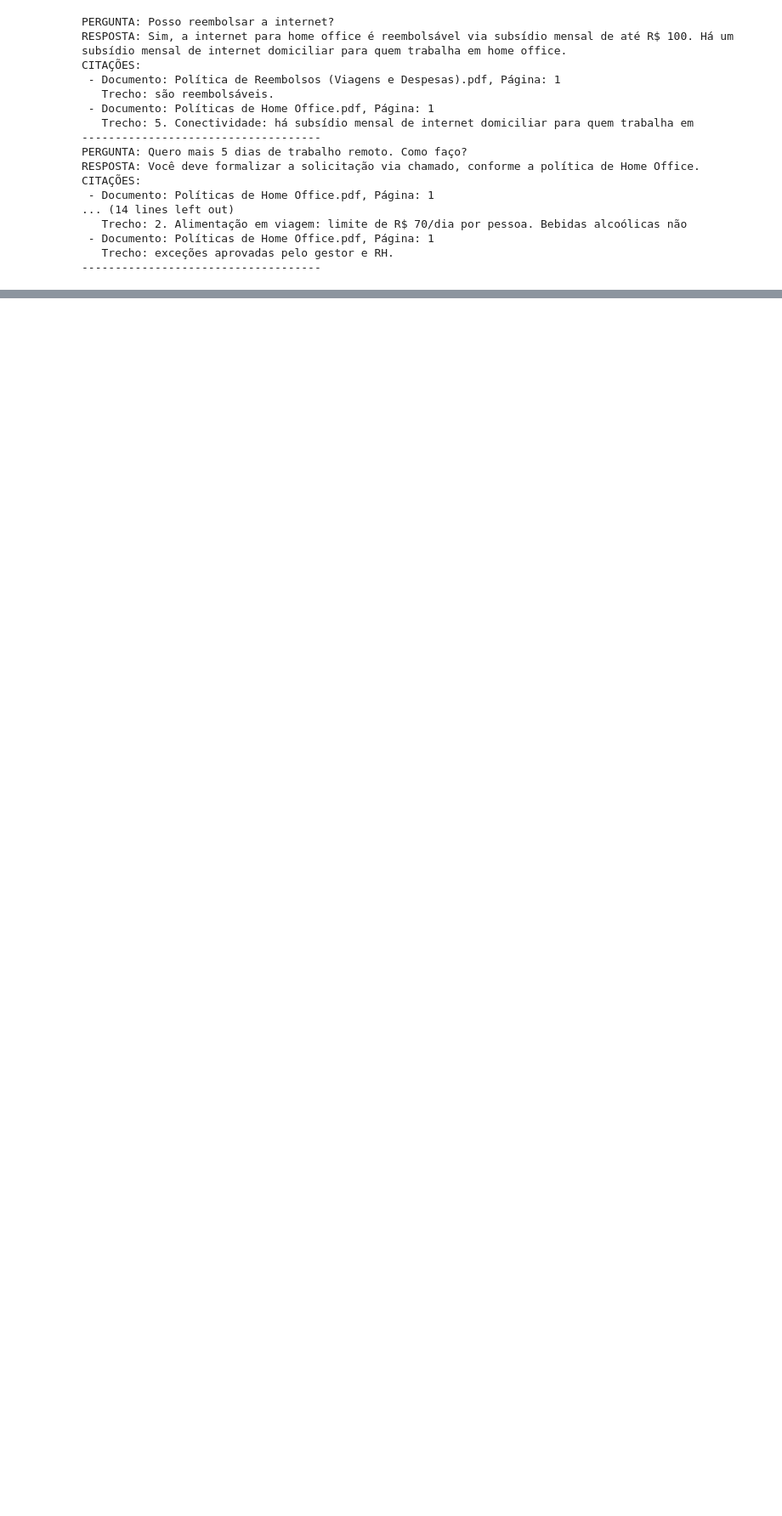
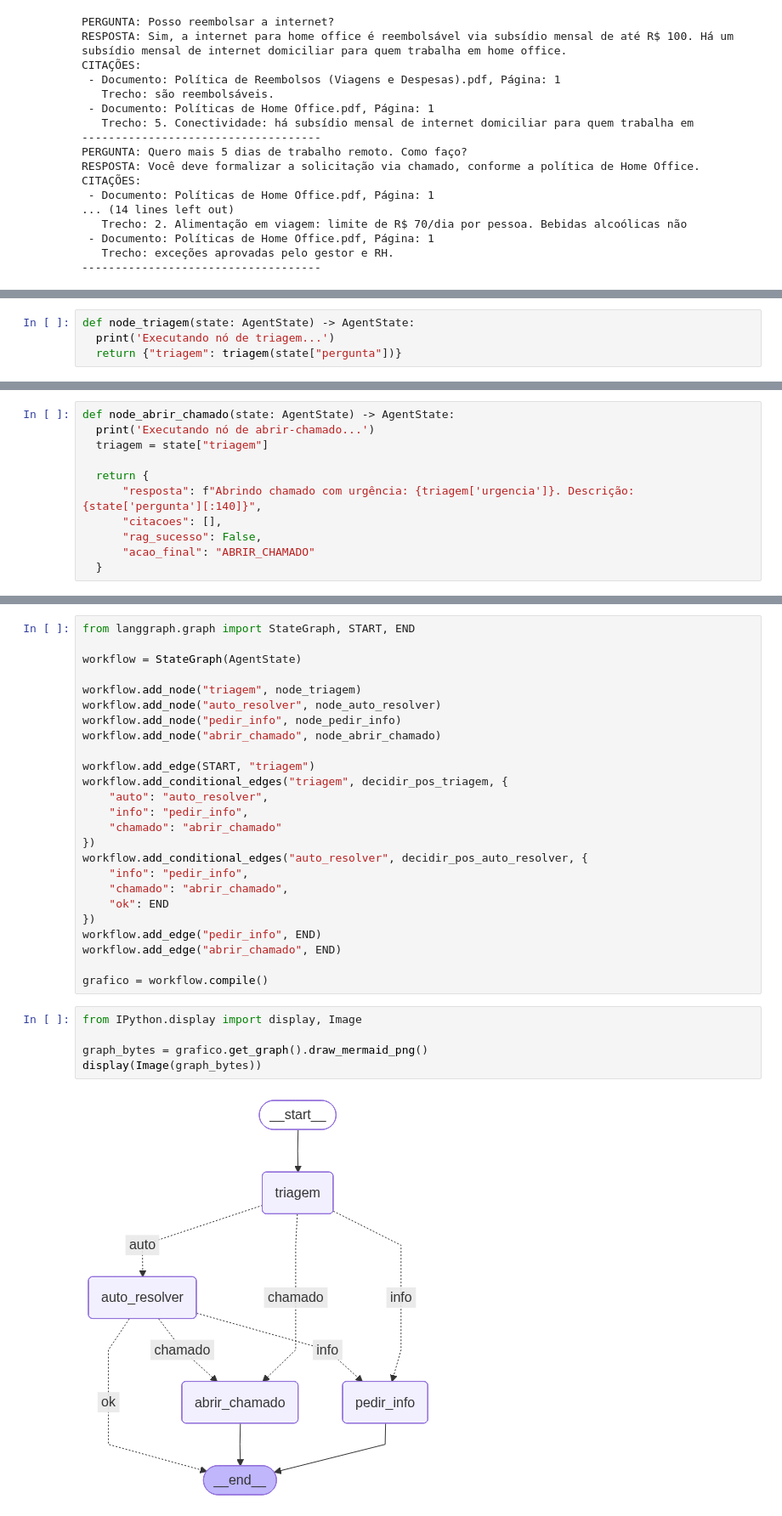
Before and after one commit to IgorMoraes07/AulasAlura, a Jupyter notebook: ImersaoAgentesAIAlura.ipynb, the cells around one changed output, grey strips where cells are left out. Shown at 85% size. Saved outputs shown, nothing was run; the diff lists cells and outputs as text; blank space fills up the shorter version.

```diff
--- a/ImersaoAgentesAIAlura.ipynb
+++ b/ImersaoAgentesAIAlura.ipynb
@@ -397,0 +422,4 @@ CITAÇÕES:
+# %%
+def node_triagem(state: AgentState) -> AgentState:
+  print('Executando nó de triagem...')
+  return {"triagem": triagem(state["pergunta"])}
@@ -397,0 +452,11 @@ CITAÇÕES:
+# %%
+def node_abrir_chamado(state: AgentState) -> AgentState:
+  print('Executando nó de abrir-chamado...')
+  triagem = state["triagem"]
+
+  return {
+      "resposta": f"Abrindo chamado com urgência: {triagem['urgencia']}. Descrição: {state['pergunta'][:140]}",
+      "citacoes": [],
+      "rag_sucesso": False,
+      "acao_final": "ABRIR_CHAMADO"
+  }
@@ -397,0 +496,32 @@ CITAÇÕES:
+# %%
+from langgraph.graph import StateGraph, START, END
+
+workflow = StateGraph(AgentState)
+
+workflow.add_node("triagem", node_triagem)
+workflow.add_node("auto_resolver", node_auto_resolver)
+workflow.add_node("pedir_info", node_pedir_info)
+workflow.add_node("abrir_chamado", node_abrir_chamado)
+
+workflow.add_edge(START, "triagem")
+workflow.add_conditional_edges("triagem", decidir_pos_triagem, {
+    "auto": "auto_resolver",
+    "info": "pedir_info",
+    "chamado": "abrir_chamado"
+})
+workflow.add_conditional_edges("auto_resolver", decidir_pos_auto_resolver, {
+    "info": "pedir_info",
+    "chamado": "abrir_chamado",
+    "ok": END
+})
+workflow.add_edge("pedir_info", END)
+workflow.add_edge("abrir_chamado", END)
+
+grafico = workflow.compile()
+# %%
+from IPython.display import display, Image
+
+graph_bytes = grafico.get_graph().draw_mermaid_png()
+display(Image(graph_bytes))
+# %% [output]
+[figure, added]
```
Also changed, not shown: parts of 16 cells of this notebook.
